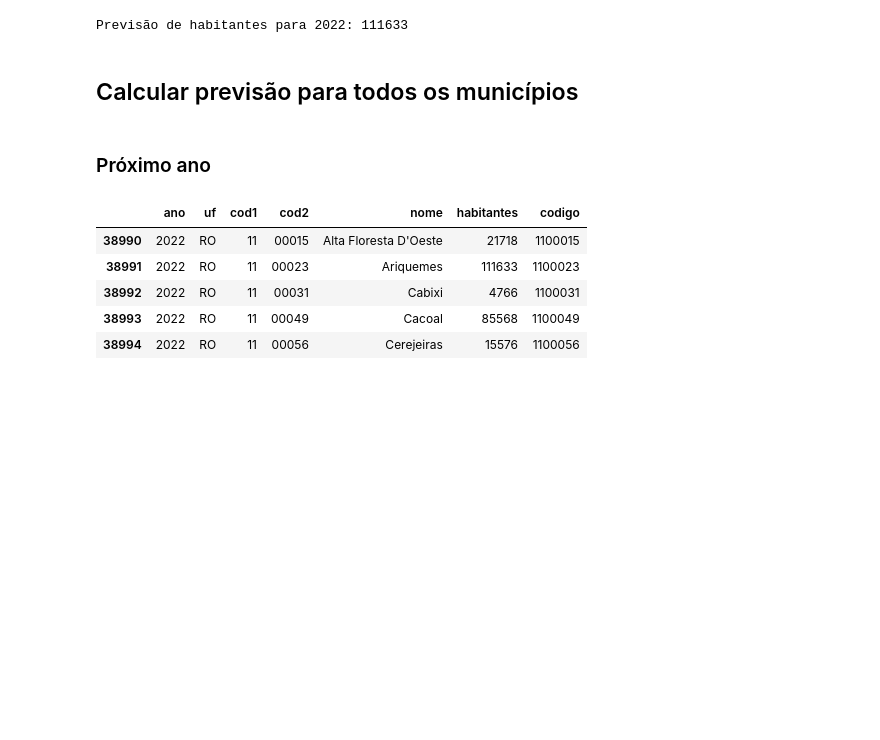
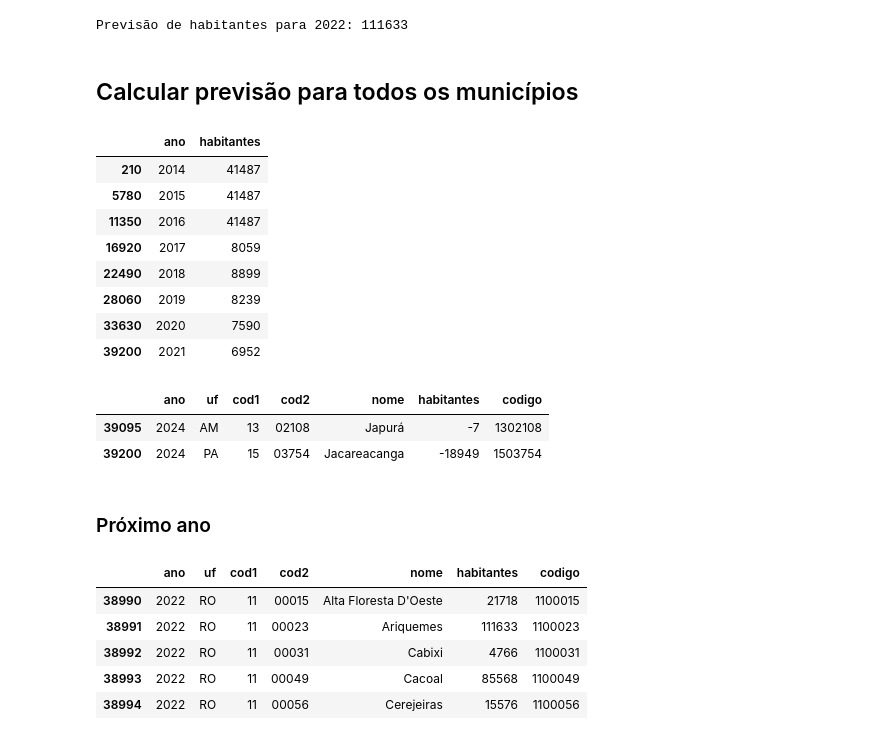
Before and after one commit to hjort/populacao-municipal, a Jupyter notebook: 11-projetar-populacao-proximos-anos.ipynb, the cells around one changed output. Saved outputs shown, nothing was run; the diff lists cells and outputs as text; code cells hidden in the pictures; blank space fills up the shorter version.

```diff
--- a/11-projetar-populacao-proximos-anos.ipynb
+++ b/11-projetar-populacao-proximos-anos.ipynb
@@ -150,6 +150,28 @@ for index, row in dados_prox.iterrows():
     dados_prox.loc[dados_prox['codigo'] == codigo, 'habitantes'] = habitantes
     dados_prox2.loc[dados_prox2['codigo'] == codigo, 'habitantes'] = habitantes2
     dados_prox3.loc[dados_prox3['codigo'] == codigo, 'habitantes'] = habitantes3
+# %%
+codigo = '1503754'
+dados_mun = dados[dados['codigo'] == codigo][['ano', 'habitantes']].copy()
+dados_mun
+# %% [output]
+|  | ano | habitantes |
+| 210 | 2014 | 41487 |
+| 5780 | 2015 | 41487 |
+| 11350 | 2016 | 41487 |
+| 16920 | 2017 | 8059 |
+| 22490 | 2018 | 8899 |
+| 28060 | 2019 | 8239 |
+| 33630 | 2020 | 7590 |
+| 39200 | 2021 | 6952 |
+# %%
+dados_prox[dados_prox['habitantes'] < 0]
+dados_prox2[dados_prox2['habitantes'] < 0]
+dados_prox3[dados_prox3['habitantes'] < 0]
+# %% [output]
+|  | ano | uf | cod1 | cod2 | nome | habitantes | codigo |
+| 39095 | 2024 | AM | 13 | 02108 | Japurá | -7 | 1302108 |
+| 39200 | 2024 | PA | 15 | 03754 | Jacareacanga | -18949 | 1503754 |
 # %% [markdown]
 ### Próximo ano
 # %%
```
Also changed, not shown: 1 other file.
